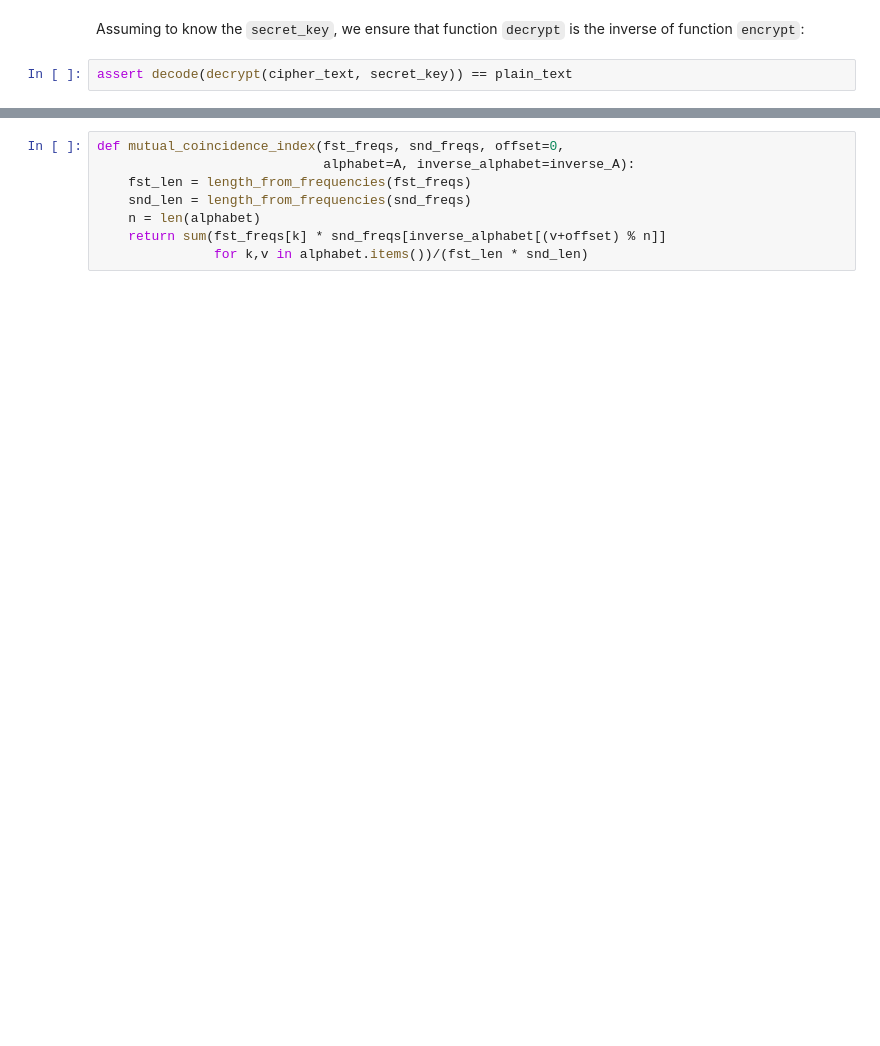
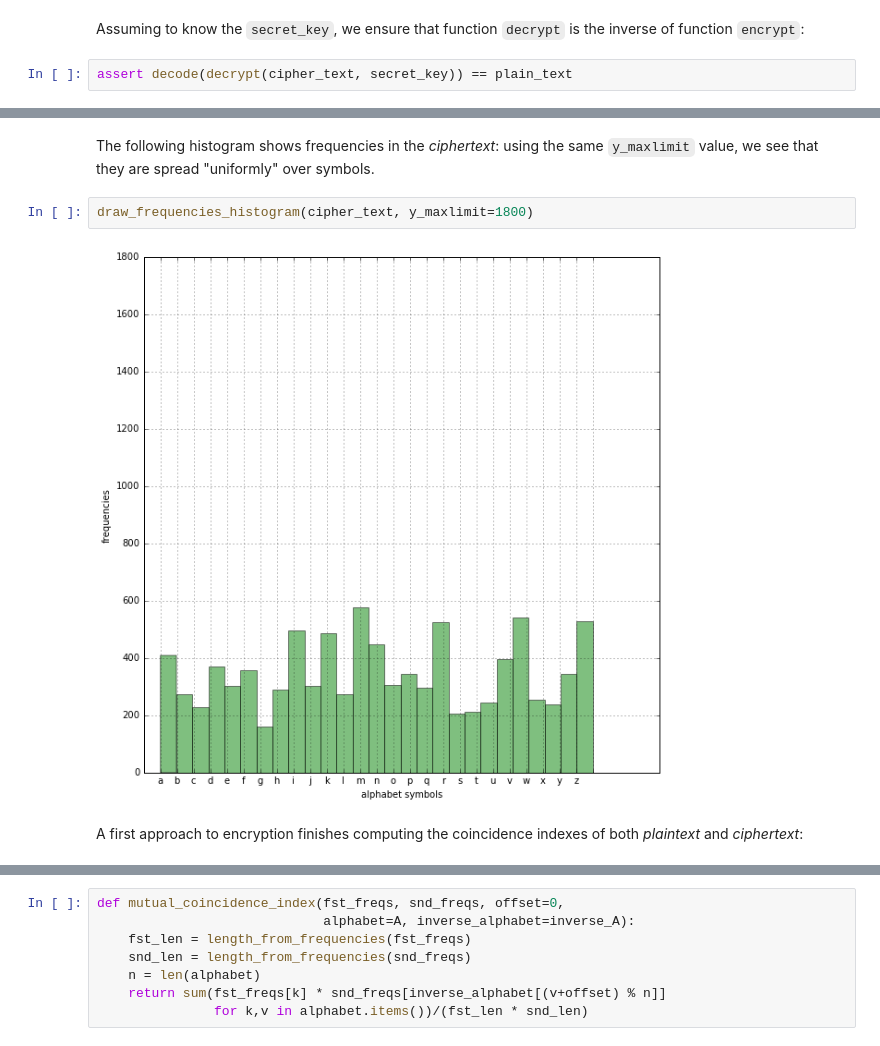
Before and after one commit to massimo-nocentini/scratchpad, a Jupyter notebook: chapters/crypto/vigenere-cryptoanalysis.ipynb, the cells around one changed output, grey strips where cells are left out. Cells and saved outputs as stored; diff of their text form; blank space fills up the shorter version.

```diff
--- a/chapters/crypto/vigenere-cryptoanalysis.ipynb
+++ b/chapters/crypto/vigenere-cryptoanalysis.ipynb
@@ -181,3 +191,11 @@ plaintext_frequencies
+# %% [markdown]
+The following histogram shows frequencies in the *ciphertext*: using the same `y_maxlimit` value, we see that they are spread "uniformly" over symbols.
+# %%
+draw_frequencies_histogram(cipher_text, y_maxlimit=1800)
+# %% [output]
+[figure, added]
+# %% [markdown]
+A first approach to encryption finishes computing the coincidence indexes of both *plaintext* and *ciphertext*:
 # %%
 print("coincidence index of *plaintext*: {}\ncoincidence index of *ciphertext*: {}".format(
         coincidence_index(plaintext_frequencies), coincidence_index(frequencies(cipher_text))))
```
Also changed, not shown: parts of 32 cells of this notebook.
